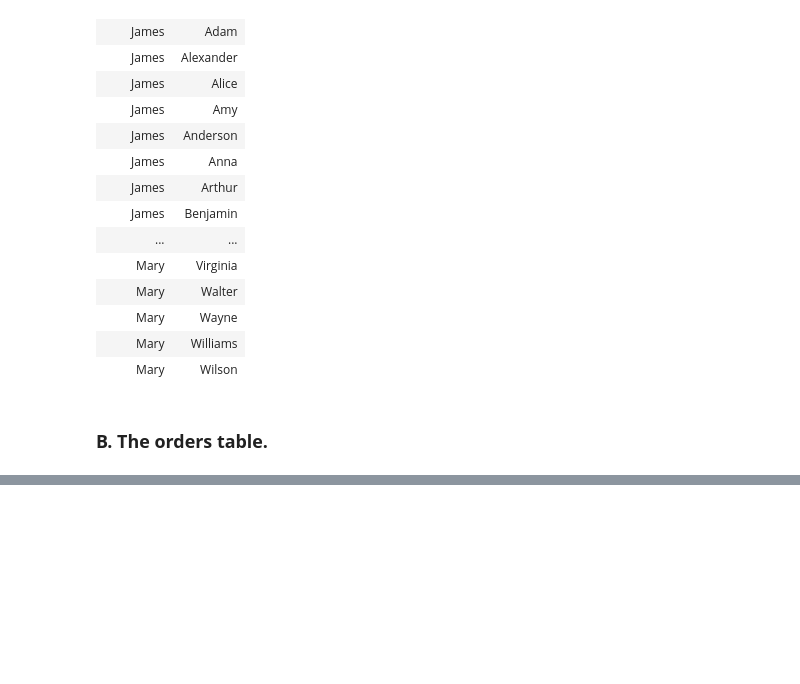
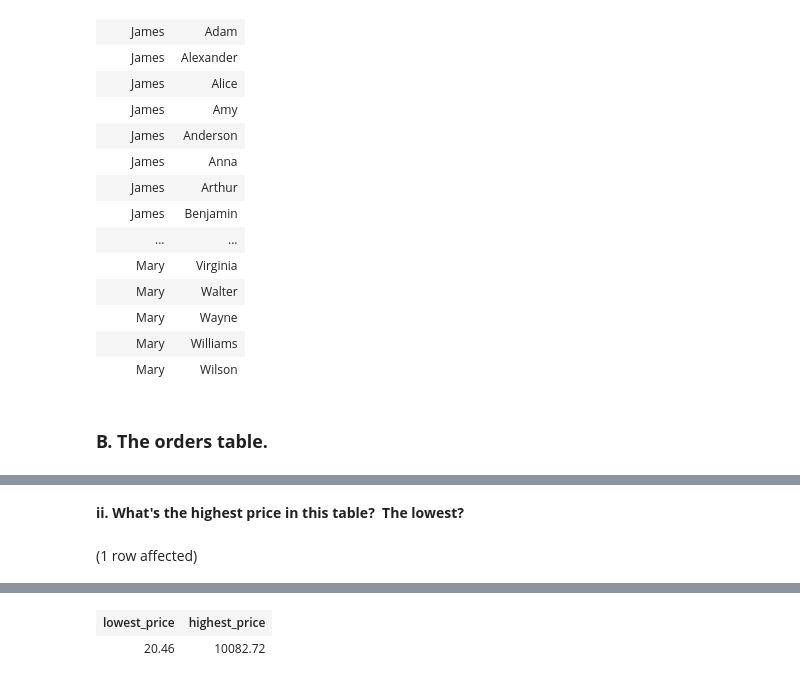
Before and after one commit to bradleytkay/post-launchcode-grad-work, a Jupyter notebook: OnlineShoppingDB.ipynb, the cells around one changed output, grey strips where cells are left out. Cells and saved outputs as stored; diff of their text form; code cells hidden in the pictures; blank space fills up the shorter version.

```diff
--- a/OnlineShoppingDB.ipynb
+++ b/OnlineShoppingDB.ipynb
@@ -247,0 +268,9 @@ Total execution time: 00:00:00.026
+# %% [markdown]
+**ii. What's the highest price in this table?  The lowest?**
+# %%
+SELECT
+    MIN(total_price) AS lowest_price,
+    MAX(total_price) AS highest_price
+FROM OnlineShoppingDB.dbo.orders
+# %% [output]
+(1 row affected)
@@ -247,0 +278,2 @@ Total execution time: 00:00:00.026
+| lowest_price | highest_price |
+| 20.46 | 10082.72 |
```
Also changed, not shown: parts of 8 cells of this notebook.
